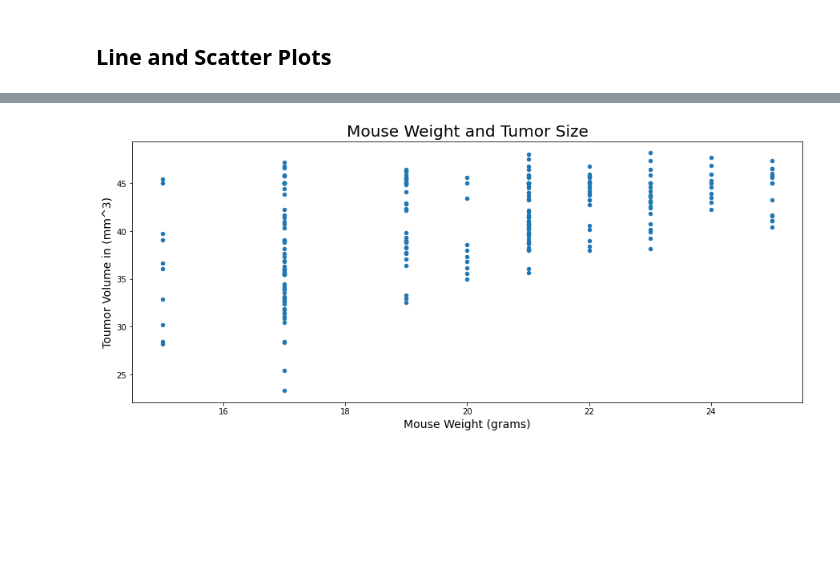
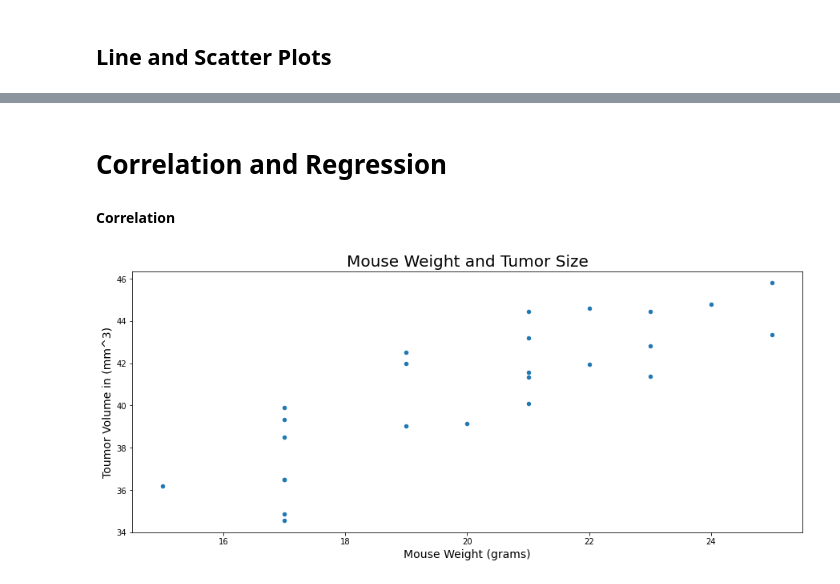
Before and after one commit to JeffPinegar/Python_ManCeuticals, a Jupyter notebook: JSP Pymaceuticals.ipynb, the cells around one changed output, grey strips where cells are left out. Drawn from its saved outputs; the diff is of its cells as text; code cells hidden in the pictures; blank space fills up the shorter version.

```diff
--- a/JSP Pymaceuticals.ipynb
+++ b/JSP Pymaceuticals.ipynb
@@ -369,15 +375,17 @@ mouse_df.head()
+# %% [markdown]
+# Correlation and Regression
+#### Correlation
 # %%
 # Generate a scatter plot of average tumor volume vs. mouse weight for the Capomulin regimen
-capomulin_scatter = mouse_df.loc[(mouse_df['Drug Regimen'] == 'Capomulin') ]
-capomulin_scatter = capomulin_scatter[['Tumor Volume (mm3)', 'Weight (g)']]
-capomulin_scatter
+capomulin_scatter_df = mouse_df.loc[(mouse_df['Drug Regimen'] == 'Capomulin') ]
+# this works:  capomulin_scatter_df = capomulin_scatter_df.groupby(['Mouse ID']).agg({'Weight (g)':'mean' , 'Tumor Volume (mm3)':'mean'})
+capomulin_scatter_df = capomulin_scatter_df.groupby(['Mouse ID']).agg({'Weight (g)':'mean' , 'Tumor Volume (mm3)':'mean'})
+capomulin_scatter_df
 
-capomulin_scatter.plot.scatter( x='Weight (g)', y='Tumor Volume (mm3)', figsize=(15, 6))
+capomulin_scatter_df.plot.scatter( x='Weight (g)', y='Tumor Volume (mm3)', figsize=(15, 6))
 plt.xlabel('Mouse Weight (grams)', fontsize = 14 )
 plt.ylabel('Toumor Volume in (mm^3)', fontsize = 14)
-plt.title('Mouse Weight and Tumor Size', fontsize = 20)
-
-plt.show()
+plt.title('Mouse Weight and Tumor Size', fontsize = 20);
 # %% [output]
-[figure, old version]
+[figure, new version]
 # %% [markdown]
```
Also changed, not shown: parts of 18 cells of this notebook.
